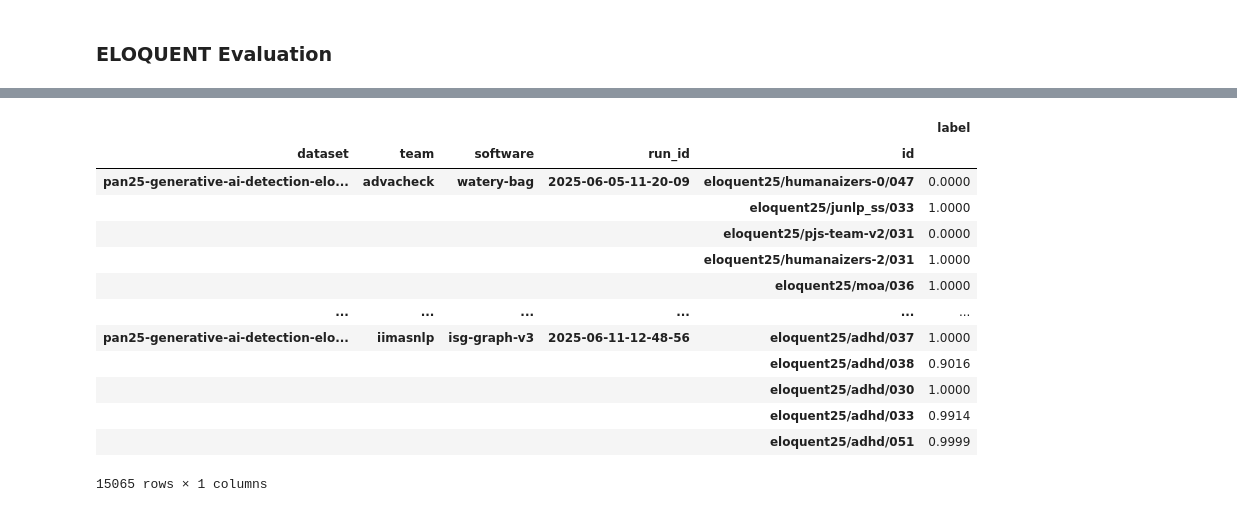
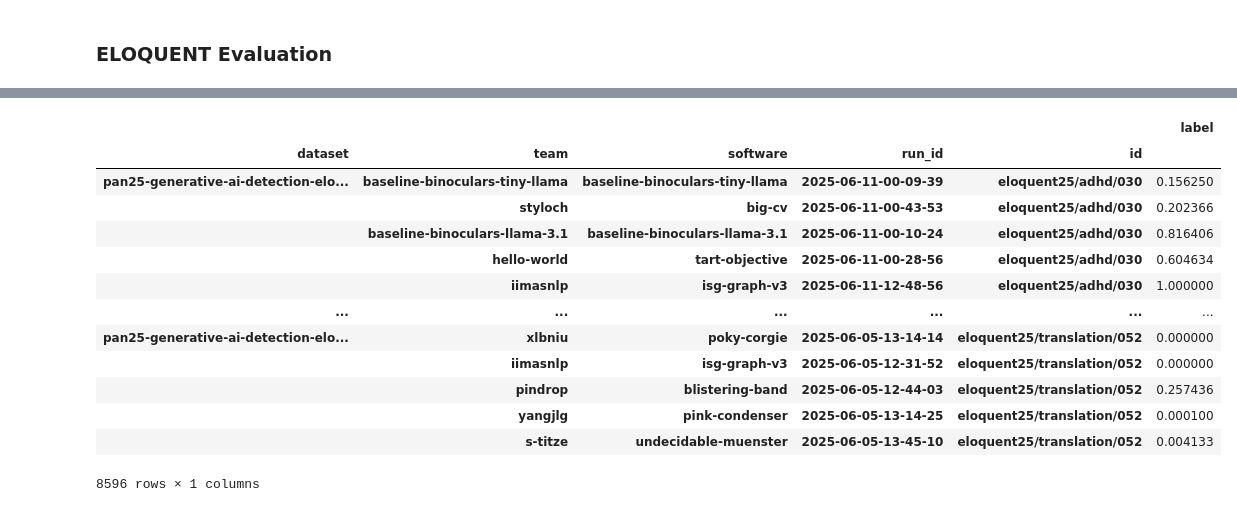
Before and after one commit to pan-webis-de/pan25-generative-ai-authorship-verification, a Jupyter notebook: notebooks/task_eval.ipynb, the cells around one changed output, grey strips where cells are left out. Drawn from its saved outputs; the diff is of its cells as text; code cells hidden in the pictures.

```diff
--- a/notebooks/task_eval.ipynb
+++ b/notebooks/task_eval.ipynb
@@ -15,6 +18,8 @@ def load_run_jsonl(infile):
         obj['eval_field'] = 'all'
         obj['eval_value'] = 'all'
         eval_keys = [k for k in j['evaluation'] if k.startswith('_eval-')]
+        if obj['team'] == 'baseline':
+            obj['team'] =  obj['software']
         obj_all = obj.copy()
         obj_all.update({'resource_' + k: v for k, v in j['used_resources'].items()})
         obj_all.update({k: v for k, v in j['evaluation'].items() if k not in eval_keys})
@@ -27,8 +32,18 @@ def load_run_jsonl(infile):
                 obj.update(**v)
                 yield obj.copy()
 
-df_run_eval = pd.DataFrame(load_run_jsonl('../data/tira/runs-gen-ai-authorship-verification/runs.jsonl')).set_index(['dataset', 'team', 'software', 'run_id'])
-_resource_cols = [c for c in df_run_eval.columns if c.startswith('resource_')]
-df_resources = df_run_eval[_resource_cols].dropna()
-df_run_eval = df_run_eval.drop(columns=_resource_cols)
-df_run_eval
+# Load run evaluations, but keep only last runif softwares were executed multiple times
+df_run_eval_raw = (pd.DataFrame(load_run_jsonl('../data/tira/runs-gen-ai-authorship-verification/runs.jsonl'))
+                   .sort_values('run_id')
+                   .drop_duplicates(subset=['dataset', 'team', 'software', 'eval_field', 'eval_value'], keep='last')
+                   .set_index(['dataset', 'team', 'software', 'run_id', 'eval_field', 'eval_value']))
+_resource_cols = [c for c in df_run_eval_raw.columns if c.startswith('resource_')]
+df_resources = df_run_eval_raw[_resource_cols].dropna()
+df_run_eval_raw = df_run_eval_raw.drop(columns=_resource_cols)
+
+# Keep only highest by mean score on main test set
+softwares = set(i[1] for i in df_run_eval_raw.loc['pan25-generative-ai-detection-20250604-test']
+                .query('eval_field == "all"')
+                .groupby('team')
+                .idxmax()['mean'])
+df_run_eval_raw = df_run_eval_raw.query('software in @softwares')
@@ -56,17 +56,20 @@ for f in Path('../data/sampled').glob('*-orig-ids.jsonl'):
         assert j['id'] not in id_map
         id_map[j['id']] = j['orig_id']
 # %%
-# Load raw raw predictions and back-translate case IDs
+# Load raw predictions and back-translate case IDs
 df_pred_raw = []
 for pt in tqdm(list(Path('../data/tira/runs-gen-ai-authorship-verification').glob('*/run.prototext')), desc='Loading raw predictions'):
     y = yaml.full_load(open(pt))
+    try:
+        t, s = df_run_eval_raw.xs((y['inputDataset'], y['runId']), level=['dataset', 'run_id']).index.unique().values[0][:2]
+    except KeyError:
+        # Software filtered
+        continue
     df_pred_raw.append(pd.read_json(next(pt.parent.glob('output/*.jsonl')), lines=True)[['id', 'label']])
     df_pred_raw[-1]['dataset'] = y['inputDataset']
     df_pred_raw[-1]['run_id'] = y['runId']
-    r = df_run_eval.query('dataset == @y["inputDataset"] and run_id == @y["runId"]').index[0]
-    df_pred_raw[-1]['team'] = r[1]
-    df_pred_raw[-1]['software'] = r[2]
+    df_pred_raw[-1]['team'] = t if t != 'baseline' else s
+    df_pred_raw[-1]['software'] = s
     df_pred_raw[-1]['id'] = df_pred_raw[-1]['id'].map(lambda x: id_map[x])
 
-df_pred_raw = pd.concat(df_pred_raw).set_index(['dataset', 'team', 'software', 'run_id', 'id'])
-df_pred_raw
+df_pred_raw = pd.concat(df_pred_raw).sort_values('id').set_index(['dataset', 'team', 'software', 'run_id', 'id'])
@@ -132,19 +192,19 @@ df_eval_eloquent_mean
 # %%
-df_pred_raw_eloquent = df_pred_raw.query('dataset in @eloquent_ds_names')
+df_pred_raw_eloquent = df_pred_raw.query('dataset.str.contains("-eloquent-")')
 df_pred_raw_eloquent.to_csv('../data/tira/eloquent-pred-raw.csv')
 df_pred_raw_eloquent
 # %% [output]
 |  |  |  |  |  | label |
 | dataset | team | software | run_id | id |  |
-| pan25-generative-ai-detection-elo... | advacheck | watery-bag | 2025-06-05-11-20-09 | eloquent25/humanaizers-0/047 | 0.0000 |
-|  |  |  |  | eloquent25/junlp_ss/033 | 1.0000 |
-|  |  |  |  | eloquent25/pjs-team-v2/031 | 0.0000 |
-|  |  |  |  | eloquent25/humanaizers-2/031 | 1.0000 |
-|  |  |  |  | eloquent25/moa/036 | 1.0000 |
+| pan25-generative-ai-detection-elo... | baseline-binoculars-tiny-llama | baseline-binoculars-tiny-llama | 2025-06-11-00-09-39 | eloquent25/adhd/030 | 0.156250 |
+|  | styloch | big-cv | 2025-06-11-00-43-53 | eloquent25/adhd/030 | 0.202366 |
+|  | baseline-binoculars-llama-3.1 | baseline-binoculars-llama-3.1 | 2025-06-11-00-10-24 | eloquent25/adhd/030 | 0.816406 |
+|  | hello-world | tart-objective | 2025-06-11-00-28-56 | eloquent25/adhd/030 | 0.604634 |
+|  | iimasnlp | isg-graph-v3 | 2025-06-11-12-48-56 | eloquent25/adhd/030 | 1.000000 |
 | ... | ... | ... | ... | ... | ... |
-| pan25-generative-ai-detection-elo... | iimasnlp | isg-graph-v3 | 2025-06-11-12-48-56 | eloquent25/adhd/037 | 1.0000 |
-|  |  |  |  | eloquent25/adhd/038 | 0.9016 |
-|  |  |  |  | eloquent25/adhd/030 | 1.0000 |
-|  |  |  |  | eloquent25/adhd/033 | 0.9914 |
-|  |  |  |  | eloquent25/adhd/051 | 0.9999 |
+| pan25-generative-ai-detection-elo... | xlbniu | poky-corgie | 2025-06-05-13-14-14 | eloquent25/translation/052 | 0.000000 |
+|  | iimasnlp | isg-graph-v3 | 2025-06-05-12-31-52 | eloquent25/translation/052 | 0.000000 |
+|  | pindrop | blistering-band | 2025-06-05-12-44-03 | eloquent25/translation/052 | 0.257436 |
+|  | yangjlg | pink-condenser | 2025-06-05-13-14-25 | eloquent25/translation/052 | 0.000100 |
+|  | s-titze | undecidable-muenster | 2025-06-05-13-45-10 | eloquent25/translation/052 | 0.004133 |
-15065 rows × 1 columns
+8596 rows × 1 columns
```
Also changed, not shown: parts of 8 cells of this notebook.
